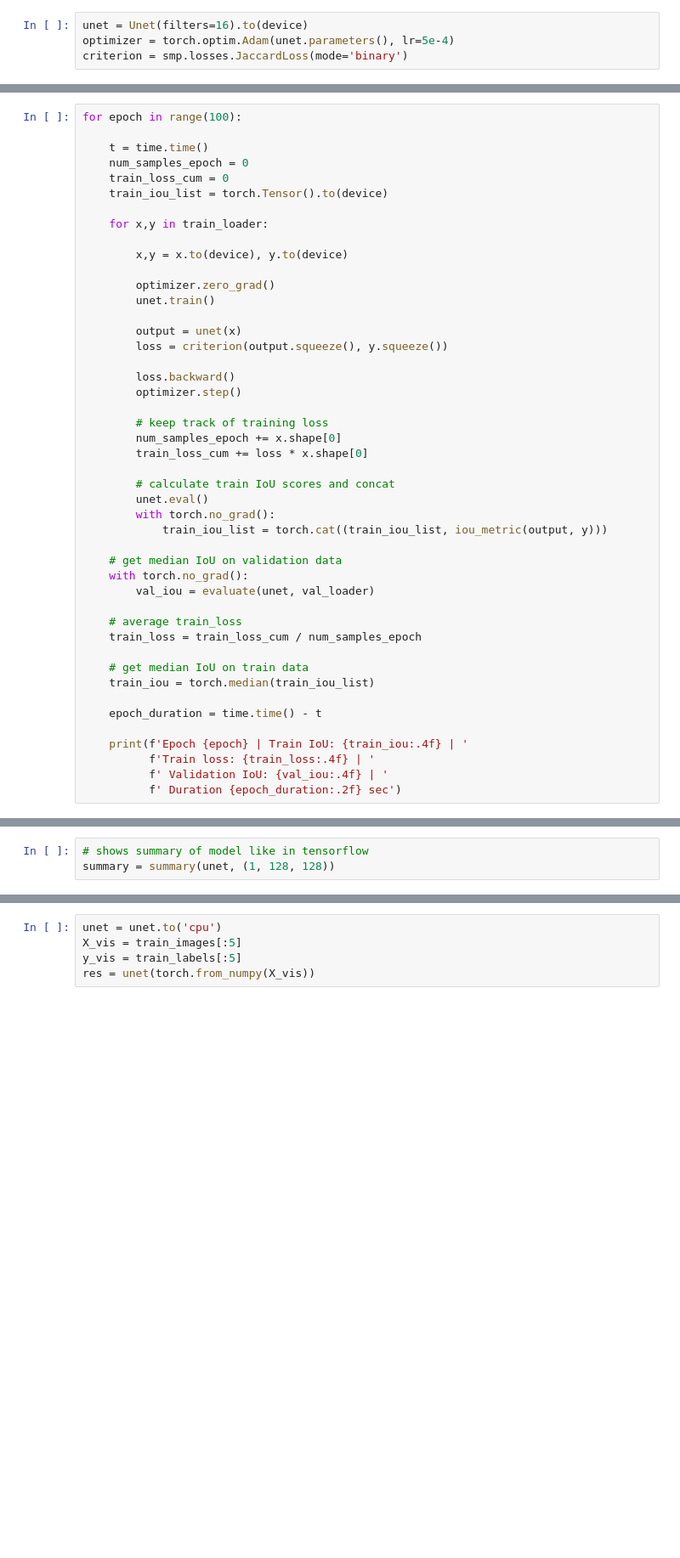
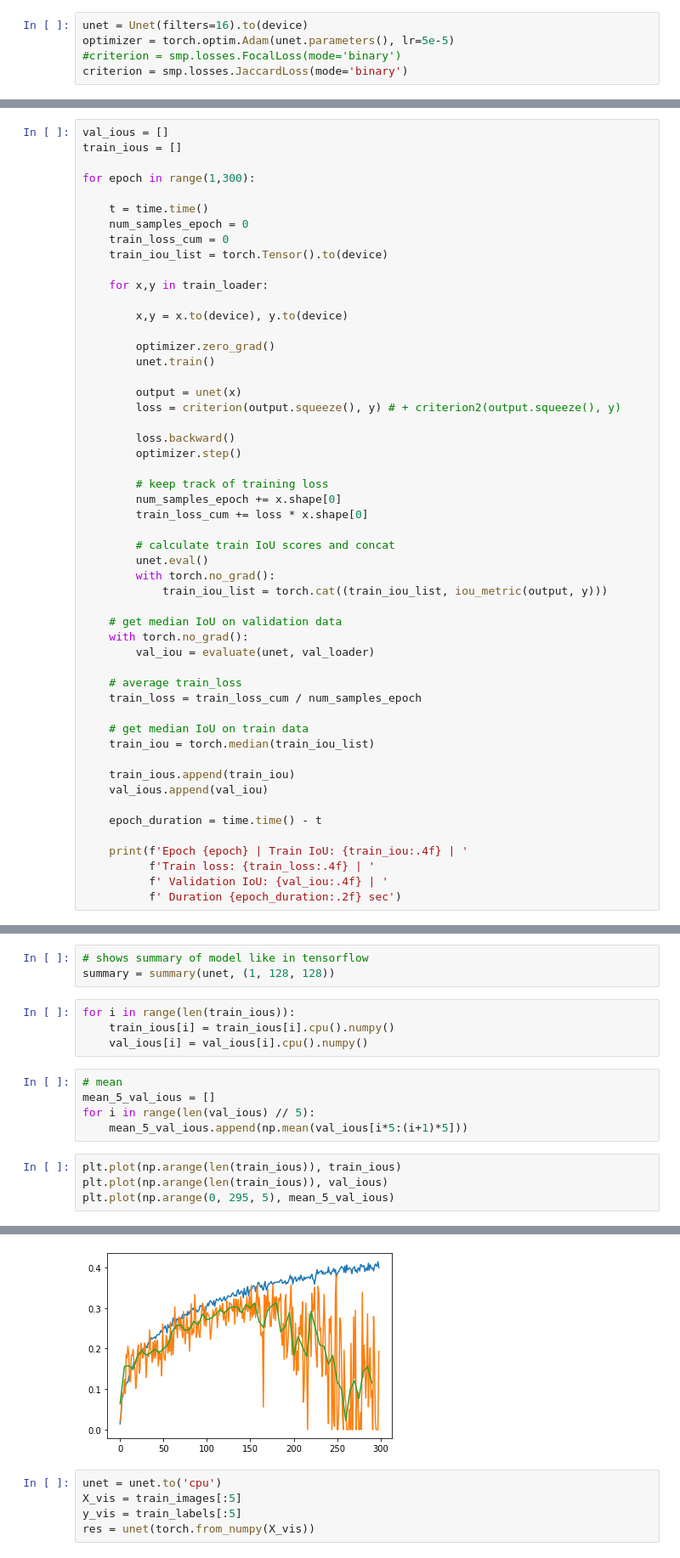
Before and after one commit to richdanis/aml, a Jupyter notebook: task3/Unet.ipynb, the cells around one changed output, grey strips where cells are left out. Shown at 85% size. Saved outputs shown, nothing was run; the diff lists cells and outputs as text; blank space fills up the shorter version.

```diff
--- a/task3/Unet.ipynb
+++ b/task3/Unet.ipynb
@@ -217,12 +241,16 @@ def evaluate(model, val_loader):
     return torch.median(val_iou_list)
 # %%
 unet = Unet(filters=16).to(device)
-optimizer = torch.optim.Adam(unet.parameters(), lr=5e-4)
+optimizer = torch.optim.Adam(unet.parameters(), lr=5e-5)
+#criterion = smp.losses.FocalLoss(mode='binary')
 criterion = smp.losses.JaccardLoss(mode='binary')
 # %% [markdown]
 ### Train Loop
 # %%
-for epoch in range(100):
+val_ious = []
+train_ious = []
+
+for epoch in range(1,300):
 
     t = time.time()
     num_samples_epoch = 0
@@ -237,7 +265,7 @@ for epoch in range(100):
         unet.train()
 
         output = unet(x)
-        loss = criterion(output.squeeze(), y.squeeze())
+        loss = criterion(output.squeeze(), y) # + criterion2(output.squeeze(), y)
 
         loss.backward()
         optimizer.step()
@@ -261,6 +289,9 @@ for epoch in range(100):
     # get median IoU on train data
     train_iou = torch.median(train_iou_list)
 
+    train_ious.append(train_iou)
+    val_ious.append(val_iou)
+
     epoch_duration = time.time() - t
 
     print(f'Epoch {epoch} | Train IoU: {train_iou:.4f} | '
@@ -278,3 +321,17 @@ KeyboardInterrupt:
 # %%
 # shows summary of model like in tensorflow
 summary = summary(unet, (1, 128, 128))
+# %%
+for i in range(len(train_ious)):
+    train_ious[i] = train_ious[i].cpu().numpy()
+    val_ious[i] = val_ious[i].cpu().numpy()
+# %%
+# mean
+mean_5_val_ious = []
+for i in range(len(val_ious) // 5):
+    mean_5_val_ious.append(np.mean(val_ious[i*5:(i+1)*5]))
+# %%
+plt.plot(np.arange(len(train_ious)), train_ious)
+plt.plot(np.arange(len(train_ious)), val_ious)
+plt.plot(np.arange(0, 295, 5), mean_5_val_ious)
+# %% [output]
@@ -281,3 +339,4 @@ summary = summary(unet, (1, 128, 128))
+[figure, added]
 # %%
 unet = unet.to('cpu')
 X_vis = train_images[:5]
```
Also changed, not shown: parts of 8 cells of this notebook, 1 other file.
